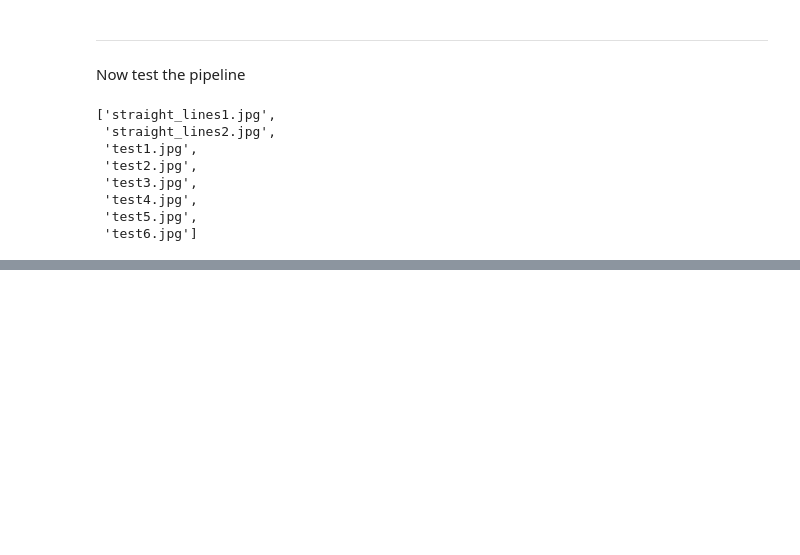
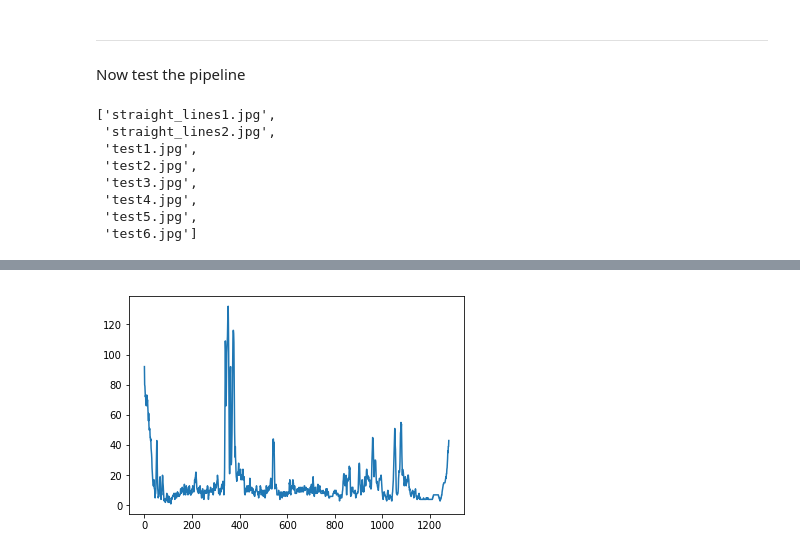
Before and after one commit to Benson516/CarND-Advanced-Lane-Lines, a Jupyter notebook: project2_advanced_lane_finding.ipynb, the cells around one changed output, grey strips where cells are left out. Drawn from its saved outputs; the diff is of its cells as text; code cells hidden in the pictures; blank space fills up the shorter version.

```diff
--- a/project2_advanced_lane_finding.ipynb
+++ b/project2_advanced_lane_finding.ipynb
@@ -240,8 +243 @@ This step is done by using the CAMERA.undistort() function, which is already imp
 ### Step 2: Getting Binary Image of Lane-lines
-# %%
-class LANE_LINE_MASK(object):
-    """
-    """
-    def __init__(self, camera_in):
-        """
-        """
@@ -450,0 +518,34 @@ img_dict_key = ['img_ori', 'img_undistorted', 'img_birdeye', 'img_out']
+# %%
+# Test the histogram algorithm
+dir_in = "test_images/"
+dir_out = "output_images/histogram/"
+files = sorted(os.listdir(dir_in))
+
+# Read an image
+f_name = files[5] # 0 and 1
+img_ori = mpimg.imread(dir_in + f_name) # Read image from disk
+img_preProc, _ = img_preproc.pipeline(img_ori, debug=False)
+
+# `mpimg.imread` will load .jpg as 0-255, so normalize back to 0-1
+img_normalized = img_preProc/255
+
+def hist(img):
+    # TO-DO: Grab only the bottom half of the image
+    # Lane lines are likely to be mostly vertical nearest to the car
+    bottom_half = img[img.shape[0]//2:,:]
+
+    # TO-DO: Sum across image pixels vertically - make sure to set `axis`
+    # i.e. the highest areas of vertical lines should be larger values
+    histogram = np.sum(bottom_half, axis=0)
+
+    return histogram
+
+# Create histogram of image binary activations
+histogram = hist(img_normalized)
+
+# Visualize the resulting histogram
+plt.plot(histogram)
+# Save the resulted figure
+plt.savefig(dir_out + "plot_" + f_name[:-4] + "_histogram.png")
+# %% [output]
+[figure, added]
```
Also changed, not shown: parts of 29 cells of this notebook.
